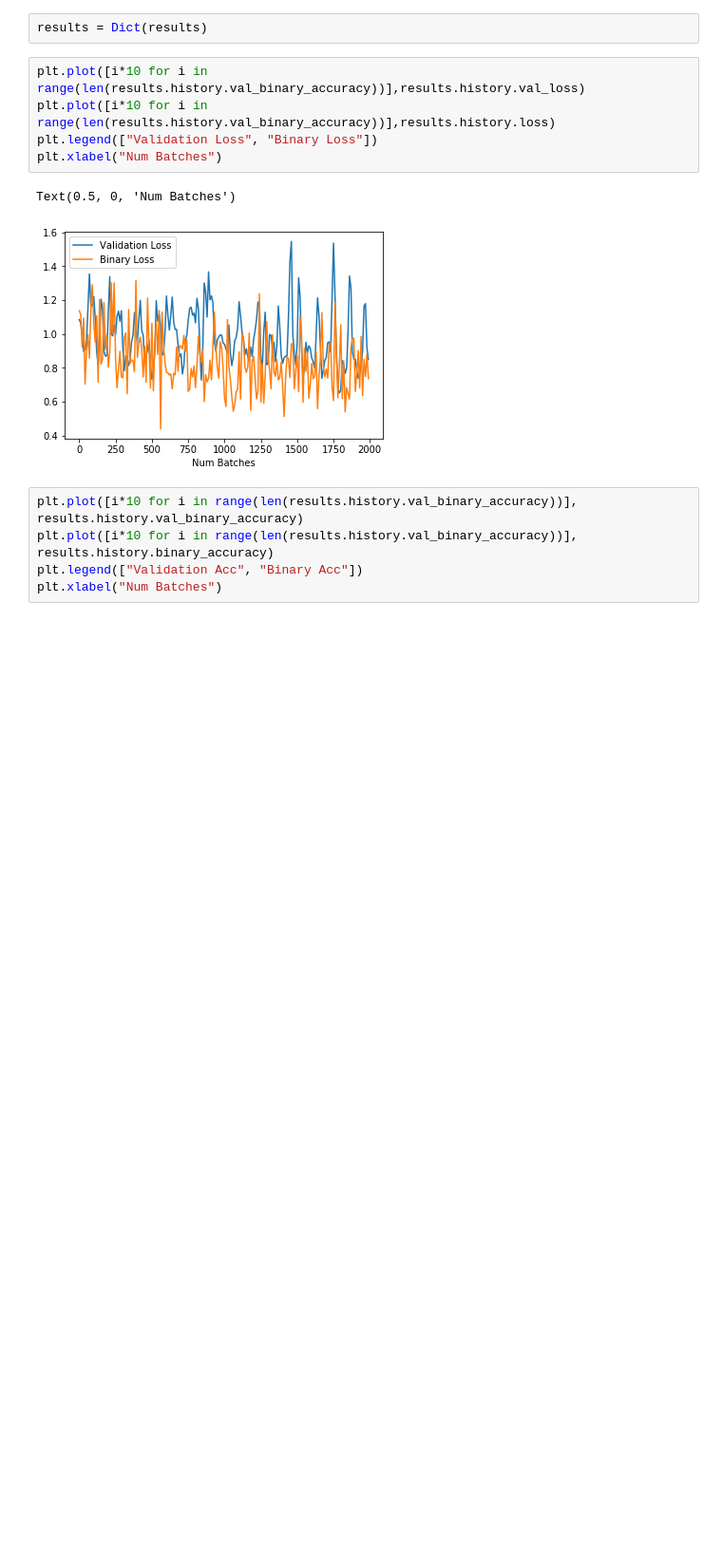
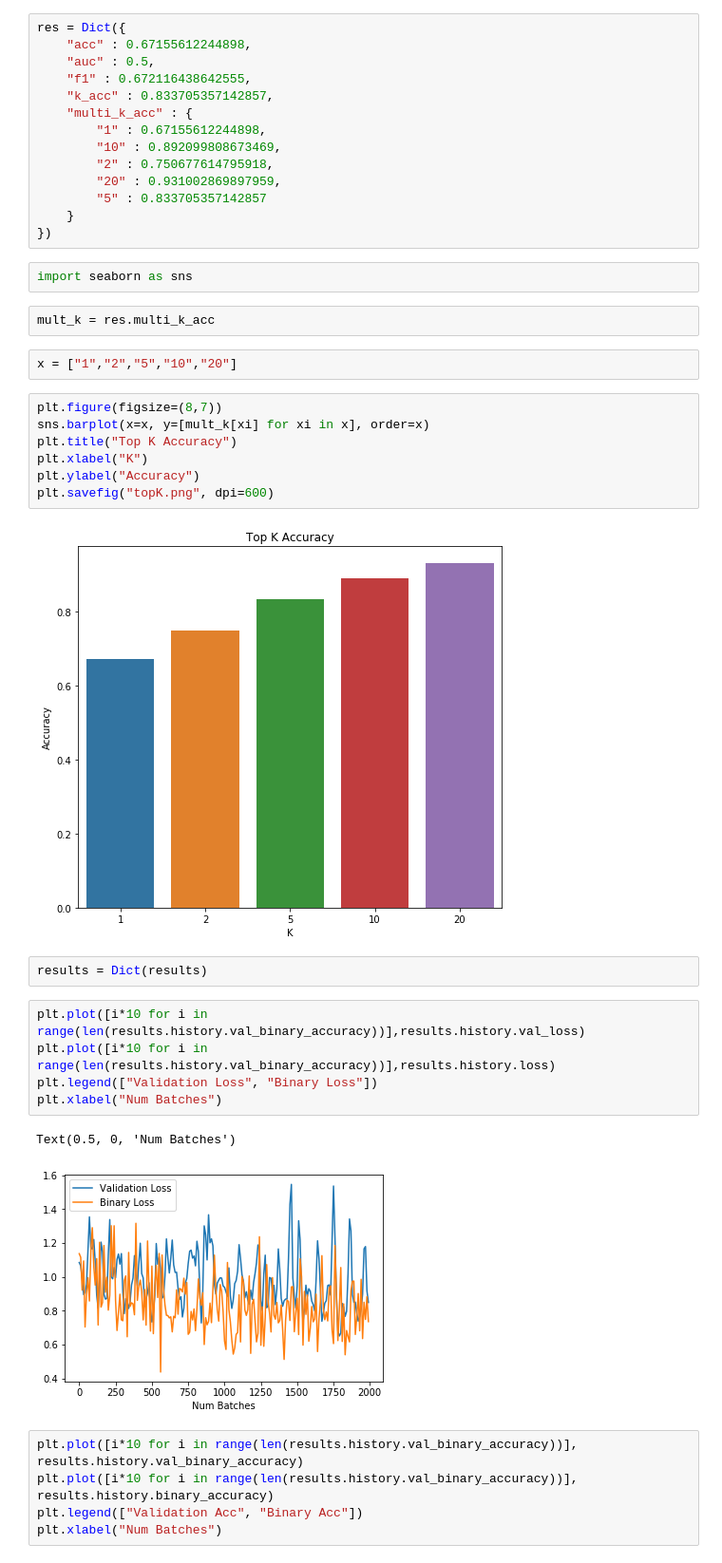
Before and after one commit to Saqibm128/eeg-tasks, a Jupyter notebook: notebooks/Untitled1.ipynb, the cells around one changed output. Shown at 95% size. Cells and saved outputs as stored; diff of their text form; blank space fills up the shorter version.

```diff
--- a/notebooks/Untitled1.ipynb
+++ b/notebooks/Untitled1.ipynb
@@ -7,3 +5,32 @@ ModuleNotFoundError: No module named 'clinical_text_analysis'
+# %%
+res = Dict({
+    "acc" : 0.67155612244898,
+    "auc" : 0.5,
+    "f1" : 0.672116438642555,
+    "k_acc" : 0.833705357142857,
+    "multi_k_acc" : {
+        "1" : 0.67155612244898,
+        "10" : 0.892099808673469,
+        "2" : 0.750677614795918,
+        "20" : 0.931002869897959,
+        "5" : 0.833705357142857
+    }
+})
+# %%
+import seaborn as sns
+# %%
+mult_k = res.multi_k_acc
+# %%
+x = ["1","2","5","10","20"]
+# %%
+plt.figure(figsize=(8,7))
+sns.barplot(x=x, y=[mult_k[xi] for xi in x], order=x)
+plt.title("Top K Accuracy")
+plt.xlabel("K")
+plt.ylabel("Accuracy")
+plt.savefig("topK.png", dpi=600)
+# %% [output]
+[figure, added]
 # %%
 results = Dict(results)
 # %%
```
Also changed, not shown: parts of 1 cell of this notebook.
